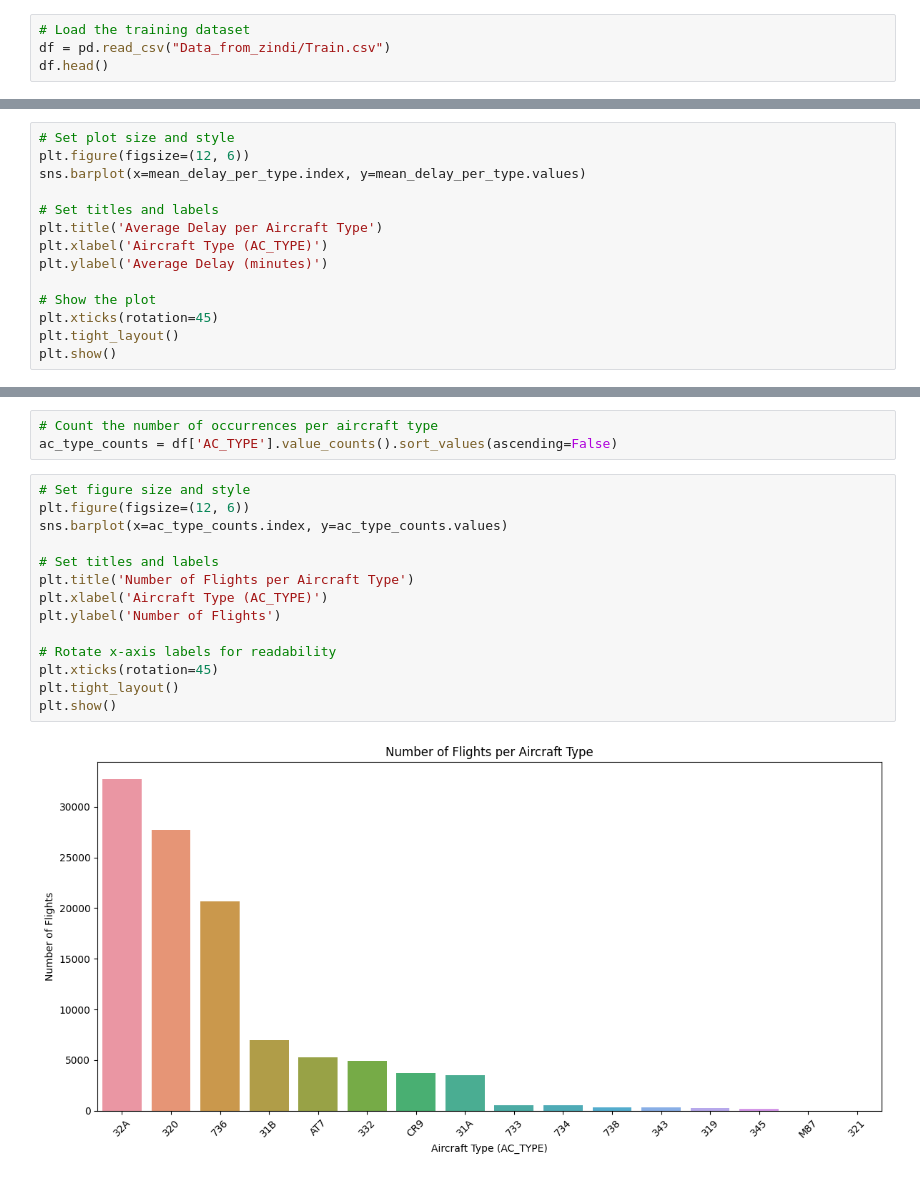
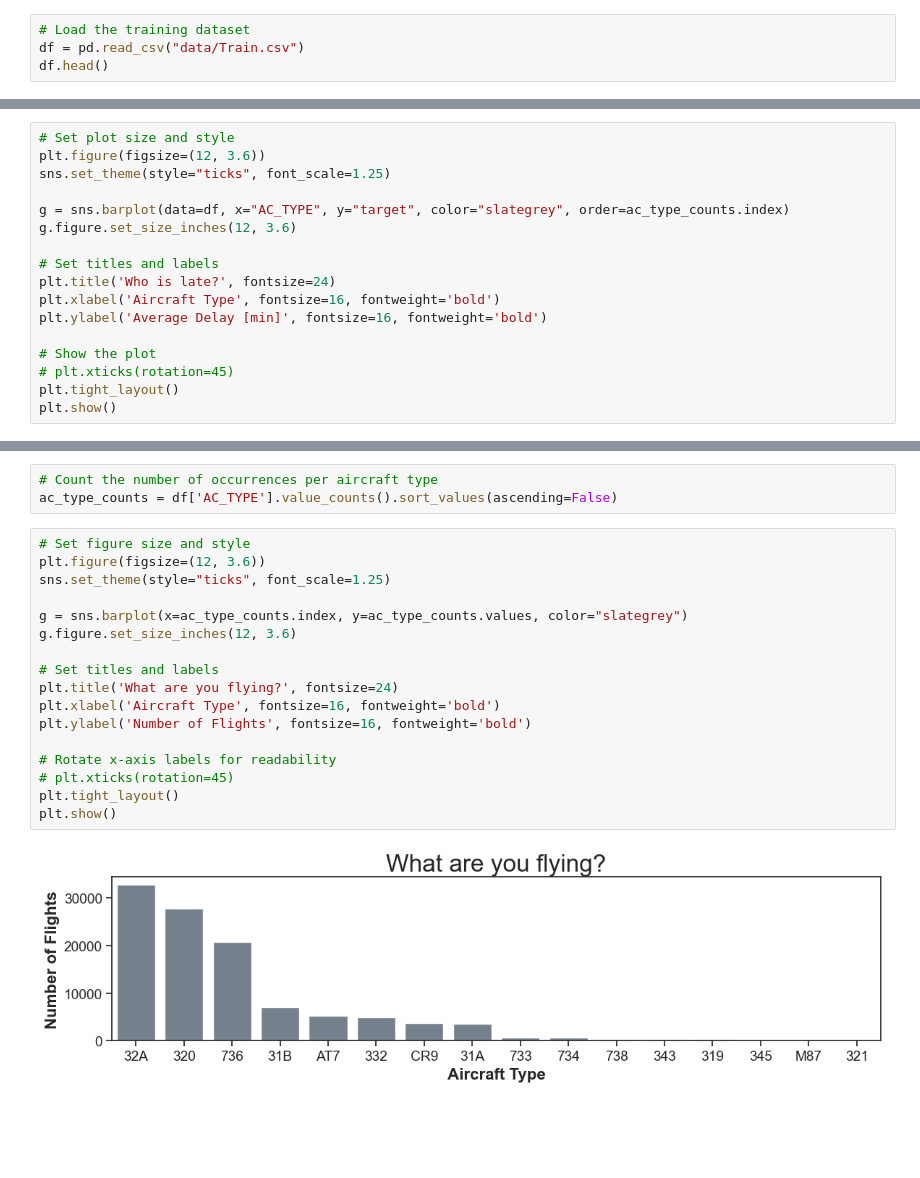
Before and after one commit to nsabri/flight-delay-project, a Jupyter notebook: fdp_5_8_9.ipynb, the cells around one changed output, grey strips where cells are left out. Cells and saved outputs as stored; diff of their text form; blank space fills up the shorter version.

```diff
--- a/fdp_5_8_9.ipynb
+++ b/fdp_5_8_9.ipynb
@@ -5,7 +5,7 @@ import matplotlib.pyplot as plt
 import seaborn as sns
 # %%
 # Load the training dataset
-df = pd.read_csv("Data_from_zindi/Train.csv")
+df = pd.read_csv("data/Train.csv")
 df.head()
 # %% [output]
 |  | ID | DATOP | FLTID | DEPSTN | ARRSTN | STD | STA | STATUS | AC | target |
@@ -82,16 +82,19 @@ array(['32A', '31B', '736', '320', '31A', '332', 'CR9', '343', 'AT7',
 mean_delay_per_type = df.groupby('AC_TYPE')['target'].mean().sort_values(ascending=False)
 # %%
 # Set plot size and style
-plt.figure(figsize=(12, 6))
-sns.barplot(x=mean_delay_per_type.index, y=mean_delay_per_type.values)
+plt.figure(figsize=(12, 3.6))
+sns.set_theme(style="ticks", font_scale=1.25)
+
+g = sns.barplot(data=df, x="AC_TYPE", y="target", color="slategrey", order=ac_type_counts.index)
+g.figure.set_size_inches(12, 3.6)
 
 # Set titles and labels
-plt.title('Average Delay per Aircraft Type')
-plt.xlabel('Aircraft Type (AC_TYPE)')
-plt.ylabel('Average Delay (minutes)')
+plt.title('Who is late?', fontsize=24)
+plt.xlabel('Aircraft Type', fontsize=16, fontweight='bold')
+plt.ylabel('Average Delay [min]', fontsize=16, fontweight='bold')
 
 # Show the plot
-plt.xticks(rotation=45)
+# plt.xticks(rotation=45)
 plt.tight_layout()
 plt.show()
 # %% [output]
@@ -101,17 +104,20 @@ plt.show()
 ac_type_counts = df['AC_TYPE'].value_counts().sort_values(ascending=False)
 # %%
 # Set figure size and style
-plt.figure(figsize=(12, 6))
-sns.barplot(x=ac_type_counts.index, y=ac_type_counts.values)
+plt.figure(figsize=(12, 3.6))
+sns.set_theme(style="ticks", font_scale=1.25)
+
+g = sns.barplot(x=ac_type_counts.index, y=ac_type_counts.values, color="slategrey")
+g.figure.set_size_inches(12, 3.6)
 
 # Set titles and labels
-plt.title('Number of Flights per Aircraft Type')
-plt.xlabel('Aircraft Type (AC_TYPE)')
-plt.ylabel('Number of Flights')
+plt.title('What are you flying?', fontsize=24)
+plt.xlabel('Aircraft Type', fontsize=16, fontweight='bold')
+plt.ylabel('Number of Flights', fontsize=16, fontweight='bold')
 
 # Rotate x-axis labels for readability
-plt.xticks(rotation=45)
+# plt.xticks(rotation=45)
 plt.tight_layout()
 plt.show()
 # %% [output]
-[figure, old version]
+[figure, new version]
```
Also changed, not shown: parts of 1 cell of this notebook, 5 other files.
